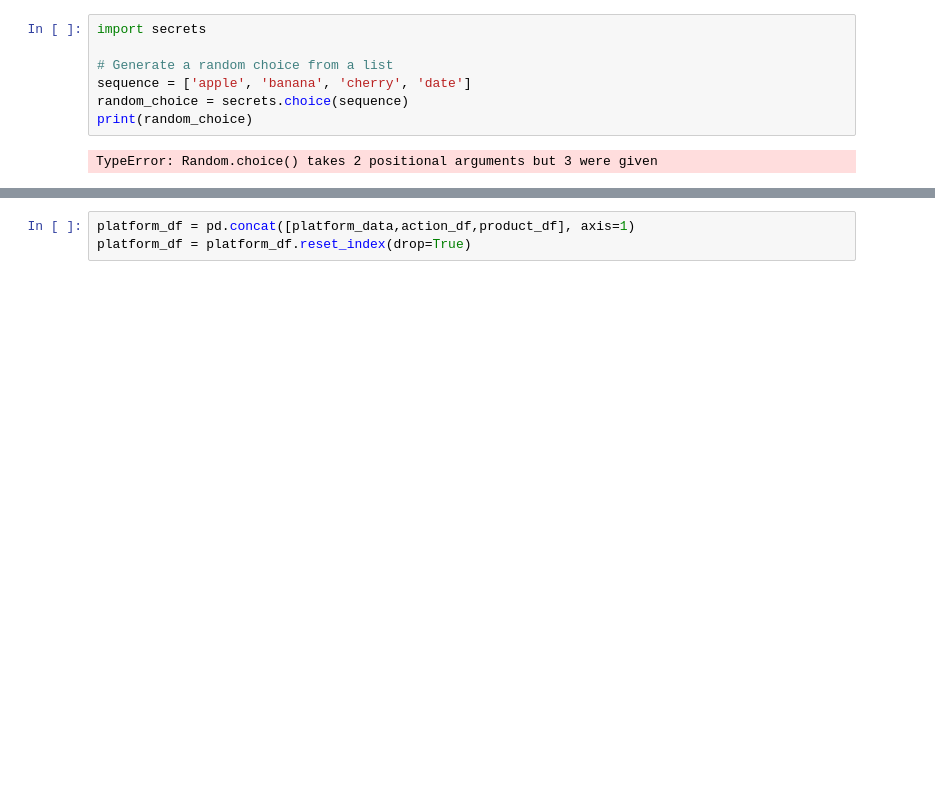
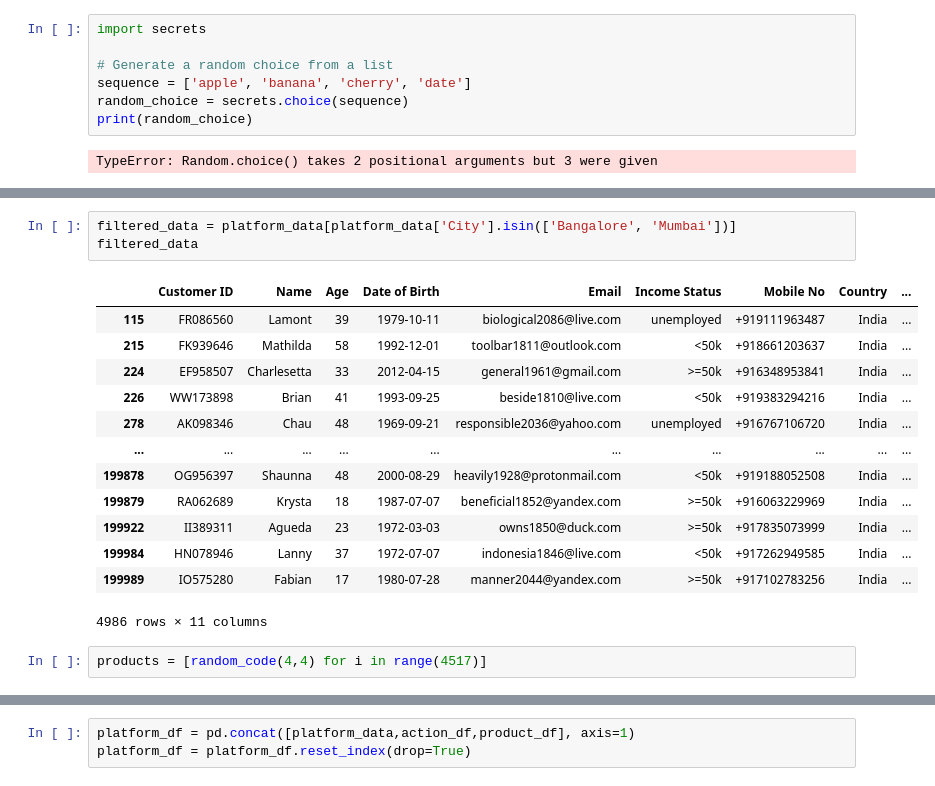
Before and after one commit to harzrawat/Internship_practice, a Jupyter notebook: churn_prediction/synthetic_data.ipynb, the cells around one changed output, grey strips where cells are left out. Saved outputs shown, nothing was run; the diff lists cells and outputs as text; blank space fills up the shorter version.

```diff
--- a/churn_prediction/synthetic_data.ipynb
+++ b/churn_prediction/synthetic_data.ipynb
@@ -153,0 +357,19 @@ platform_data.head(1)
+# %%
+filtered_data = platform_data[platform_data['City'].isin(['Bangalore', 'Mumbai'])]
+filtered_data
+# %% [output]
+|  | Customer ID | Name | Age | Date of Birth | Email | Income Status | Mobile No | Country | ... |
+| 115 | FR086560 | Lamont | 39 | 1979-10-11 | biological2086@live.com | unemployed | +919111963487 | India | ... |
+| 215 | FK939646 | Mathilda | 58 | 1992-12-01 | toolbar1811@outlook.com | <50k | +918661203637 | India | ... |
+| 224 | EF958507 | Charlesetta | 33 | 2012-04-15 | general1961@gmail.com | >=50k | +916348953841 | India | ... |
+| 226 | WW173898 | Brian | 41 | 1993-09-25 | beside1810@live.com | <50k | +919383294216 | India | ... |
+| 278 | AK098346 | Chau | 48 | 1969-09-21 | responsible2036@yahoo.com | unemployed | +916767106720 | India | ... |
+| ... | ... | ... | ... | ... | ... | ... | ... | ... | ... |
+| 199878 | OG956397 | Shaunna | 48 | 2000-08-29 | heavily1928@protonmail.com | <50k | +919188052508 | India | ... |
+| 199879 | RA062689 | Krysta | 18 | 1987-07-07 | beneficial1852@yandex.com | >=50k | +916063229969 | India | ... |
+| 199922 | II389311 | Agueda | 23 | 1972-03-03 | owns1850@duck.com | >=50k | +917835073999 | India | ... |
+| 199984 | HN078946 | Lanny | 37 | 1972-07-07 | indonesia1846@live.com | <50k | +917262949585 | India | ... |
+| 199989 | IO575280 | Fabian | 17 | 1980-07-28 | manner2044@yandex.com | >=50k | +917102783256 | India | ... |
+4986 rows × 11 columns
+# %%
+products = [random_code(4,4) for i in range(4517)]
```
Also changed, not shown: parts of 31 cells of this notebook, 20 other files.
